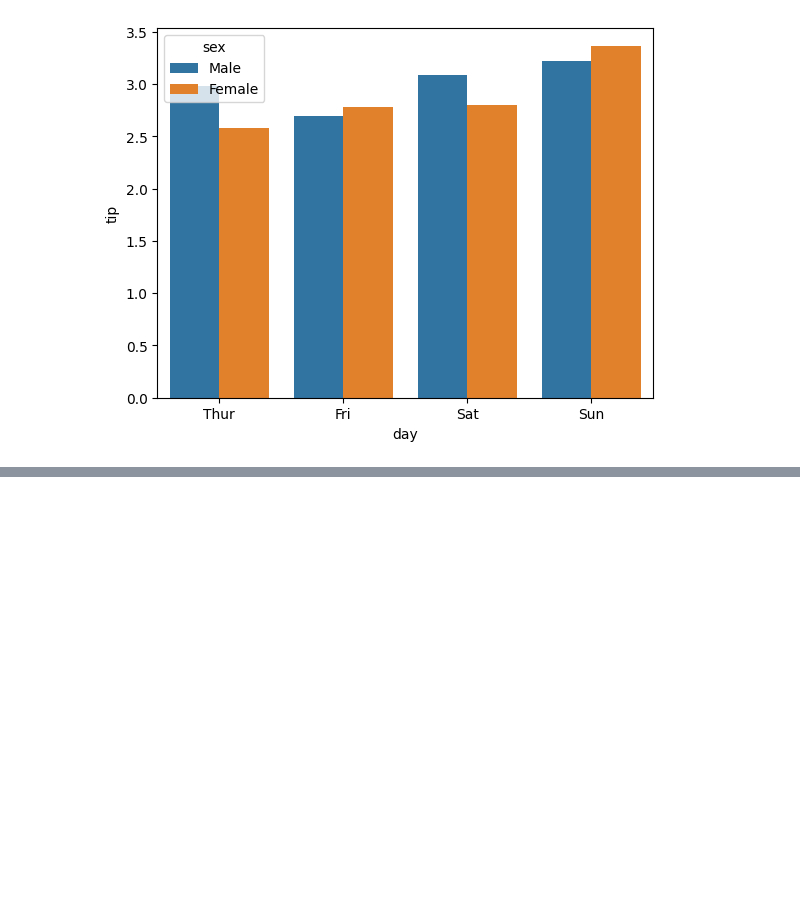
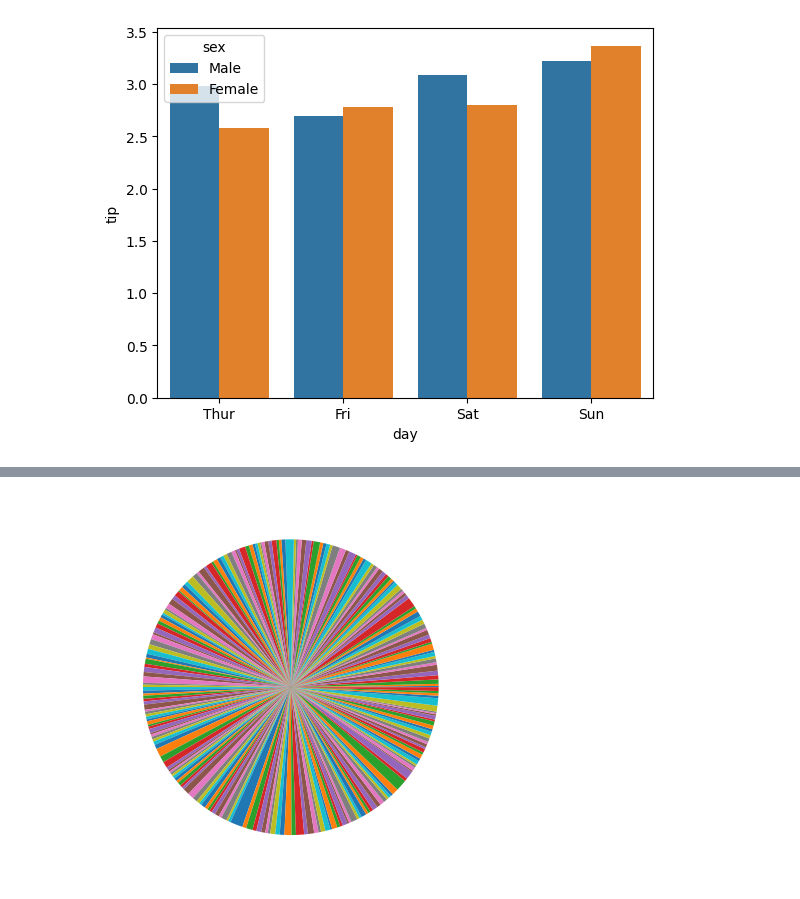
Before and after one commit to Sjleerodls/Data_Analysis, a Jupyter notebook: lab_da/da05_seaborn.ipynb, the cells around one changed output, grey strips where cells are left out. Cells and saved outputs as stored; diff of their text form; code cells hidden in the pictures; blank space fills up the shorter version.

```diff
--- a/lab_da/da05_seaborn.ipynb
+++ b/lab_da/da05_seaborn.ipynb
@@ -411,0 +429,6 @@ plt.show()
+# %%
+# plt.pie() 구현해보기.
+plt.pie(x=tips.tip)
+plt.show()
+# %% [output]
+[figure, added]
```
Also changed, not shown: parts of 2 cells of this notebook.
